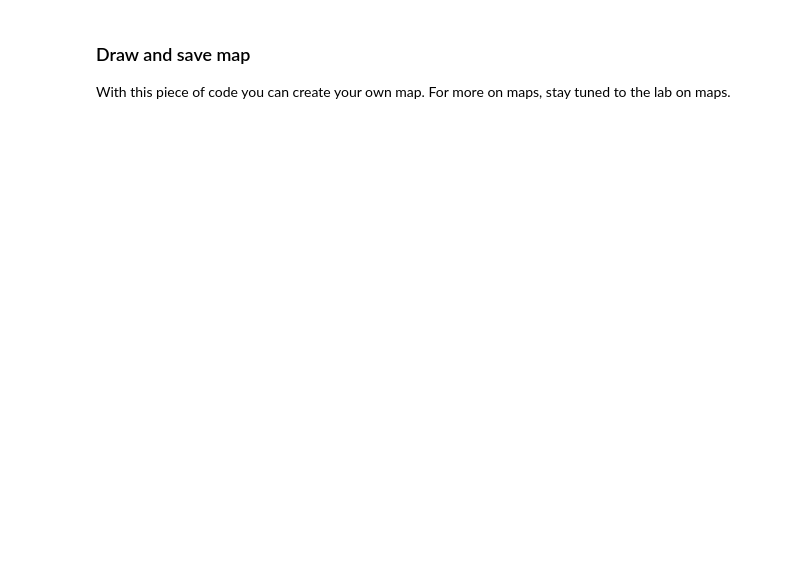
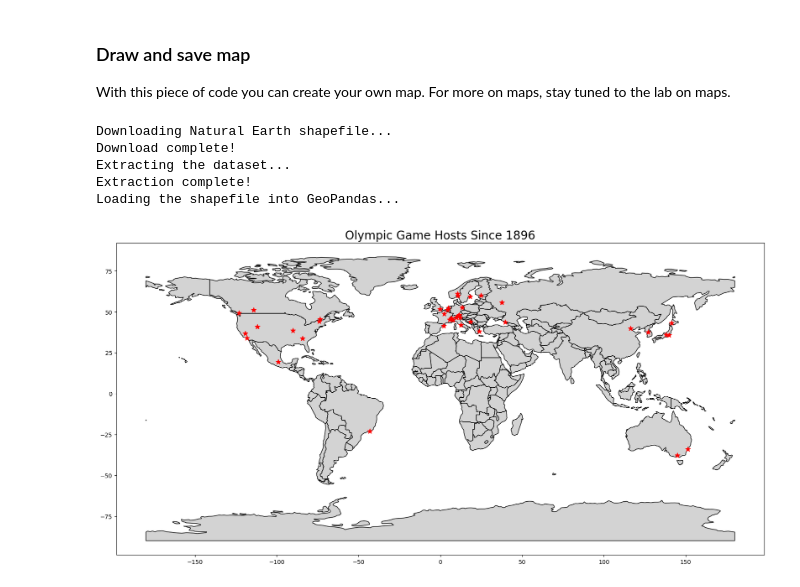
Before and after one commit to psiku/FHSalzburg-DataAnalysisWithPython, a Jupyter notebook: PROJECT/FinalProject_EDA.ipynb, the cells around one changed output. Saved outputs shown, nothing was run; the diff lists cells and outputs as text; code cells hidden in the pictures; blank space fills up the shorter version.

Commit message:
Added geopandas and first world map

```diff
--- a/PROJECT/FinalProject_EDA.ipynb
+++ b/PROJECT/FinalProject_EDA.ipynb
@@ -188,0 +189,62 @@ plt.show()
+# %%
+import os
+import zipfile
+import requests
+
+# Correct URL for Natural Earth Shapefile
+url = 'https://naturalearth.s3.amazonaws.com/110m_cultural/ne_110m_admin_0_countries.zip'
+
+# Directory where the shapefile will be downloaded and extracted
+download_dir = 'natural_earth'
+shapefile_path = os.path.join(download_dir, 'ne_110m_admin_0_countries.shp')
+
+# Step 1: Download the dataset if it's not already downloaded
+if not os.path.exists(download_dir):
+    os.makedirs(download_dir)
+
+# Check if the zip file exists, if not download it
+zip_path = os.path.join(download_dir, 'ne_110m_admin_0_countries.zip')
+if not os.path.exists(zip_path):
+    print("Downloading Natural Earth shapefile...")
+    response = requests.get(url)
+
+    # Check if the download was successful
+    if response.status_code == 200:
+        with open(zip_path, 'wb') as f:
+            f.write(response.content)
+        print("Download complete!")
+    else:
+        print(f"Failed to download. Status code: {response.status_code}")
+
+# Step 2: Extract the shapefile if it is zipped
+if zip_path.endswith('.zip') and not os.path.exists(shapefile_path):
+    try:
+        print("Extracting the dataset...")
+        with zipfile.ZipFile(zip_path, 'r') as zip_ref:
+            zip_ref.extractall(download_dir)
+        print("Extraction complete!")
+    except zipfile.BadZipFile:
+        print("Failed to extract: The file is not a valid zip archive or is corrupted.")
+
+# Step 3: Load the shapefile using GeoPandas
+print("Loading the shapefile into GeoPandas...")
+world = gpd.read_file(shapefile_path)
+
+# Plot the world map
+base = world.plot(color='lightgrey', edgecolor='black', figsize=(20,10))
+host_cities.plot(ax=base, marker='*', color='red', markersize=75)
+
+# annotation - but it is not useful for this example
+#for x, y, label in zip(host_cities.geometry.x, host_cities.geometry.y, host_cities.City):
+#    base.annotate(label, xy=(x, y), xytext=(3, 3), textcoords="offset points")
+
+plt.title('Olympic Game Hosts Since 1896', fontsize=20)
+#plt.savefig('olympic_hosts.png', dpi=100)  # increase dpi for poster version
+plt.show()
+# %% [output]
+Downloading Natural Earth shapefile...
+Download complete!
+Extracting the dataset...
+Extraction complete!
+Loading the shapefile into GeoPandas...
+[figure, added]
```
Also changed, not shown: parts of 4 cells of this notebook, 8 other files.
